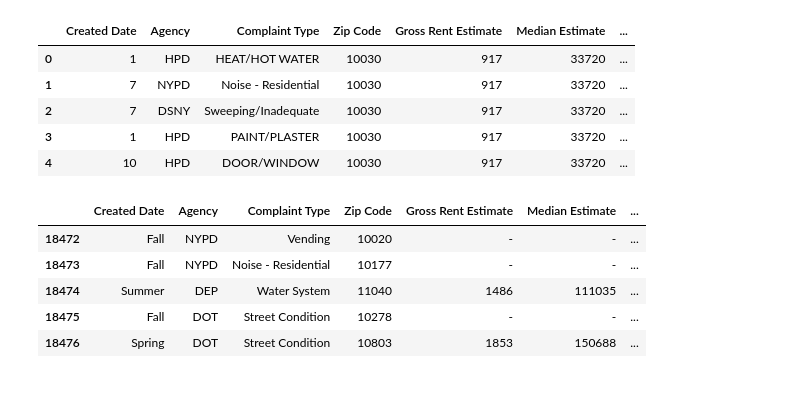
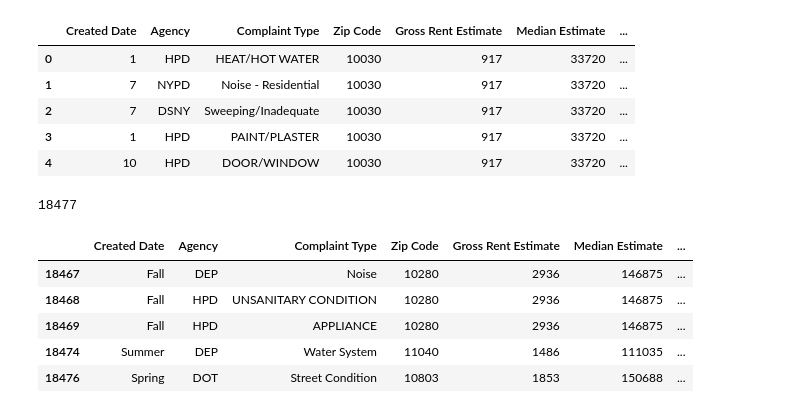
Before and after one commit to kahartman2/Project_NYC_311, a Jupyter notebook: DataFrame Merges.ipynb, the cells around one changed output. Saved outputs shown, nothing was run; the diff lists cells and outputs as text; code cells hidden in the pictures.

```diff
--- a/DataFrame Merges.ipynb
+++ b/DataFrame Merges.ipynb
@@ -235,12 +235,17 @@ df.head()
 conditions = [(df['Created Date'] == 1), (df['Created Date'] == 2), (df['Created Date'] == 3), (df['Created Date'] == 4), (df['Created Date'] == 5), (df['Created Date'] == 6), (df['Created Date'] == 7), (df['Created Date'] == 8), (df['Created Date'] == 9), (df['Created Date'] == 10), (df['Created Date'] == 11), (df['Created Date'] == 12)]
 choices = ['Winter', 'Winter', 'Spring', 'Spring', 'Spring', 'Summer', 'Summer', 'Summer', 'Fall', 'Fall', 'Fall', 'Winter']
 df['Created Date'] = np.select(conditions, choices, default='black')
-# %%
-df.tail()
-# %% [output]
-|  | Created Date | Agency | Complaint Type | Zip Code | Gross Rent Estimate | Median Estimate | ... |
-| 18472 | Fall | NYPD | Vending | 10020 | - | - | ... |
-| 18473 | Fall | NYPD | Noise - Residential | 10177 | - | - | ... |
-| 18474 | Summer | DEP | Water System | 11040 | 1486 | 111035 | ... |
-| 18475 | Fall | DOT | Street Condition | 10278 | - | - | ... |
-| 18476 | Spring | DOT | Street Condition | 10803 | 1853 | 150688 | ... |
+# %%
+len(df)
+# %% [output]
+18477
+# %%
+df = df[df['Population Estimate'] != 0]
+df.tail()
+# %% [output]
+|  | Created Date | Agency | Complaint Type | Zip Code | Gross Rent Estimate | Median Estimate | ... |
+| 18467 | Fall | DEP | Noise | 10280 | 2936 | 146875 | ... |
+| 18468 | Fall | HPD | UNSANITARY CONDITION | 10280 | 2936 | 146875 | ... |
+| 18469 | Fall | HPD | APPLIANCE | 10280 | 2936 | 146875 | ... |
+| 18474 | Summer | DEP | Water System | 11040 | 1486 | 111035 | ... |
+| 18476 | Spring | DOT | Street Condition | 10803 | 1853 | 150688 | ... |
```
Also changed, not shown: 1 other file.
